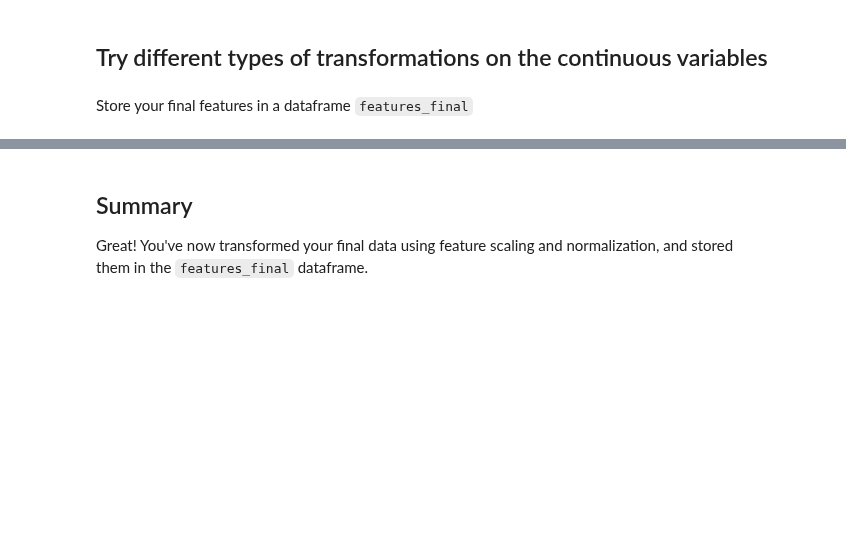
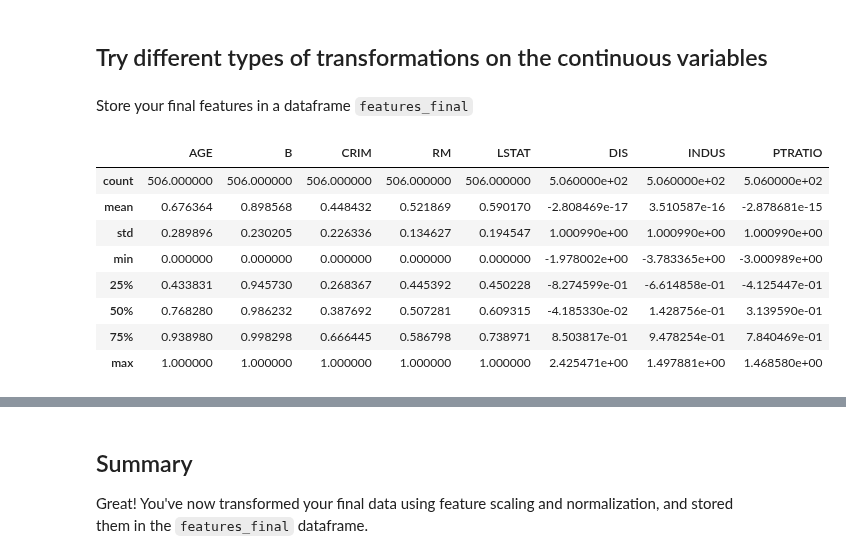
Before and after one commit to giorosati/dsc-1-11-09-feature-scaling-and-normalization-lab-online-ds-pt-100118, a Jupyter notebook: index.ipynb, the cells around one changed output, grey strips where cells are left out. Cells and saved outputs as stored; diff of their text form; code cells hidden in the pictures; blank space fills up the shorter version.

```diff
--- a/index.ipynb
+++ b/index.ipynb
@@ -103,0 +160,13 @@ Store your final features in a dataframe `features_final`
+# %%
+# I didn't use ZN
+features_final.describe()
+# %% [output]
+|  | AGE | B | CRIM | RM | LSTAT | DIS | INDUS | PTRATIO |
+| count | 506.000000 | 506.000000 | 506.000000 | 506.000000 | 506.000000 | 5.060000e+02 | 5.060000e+02 | 5.060000e+02 |
+| mean | 0.676364 | 0.898568 | 0.448432 | 0.521869 | 0.590170 | -2.808469e-17 | 3.510587e-16 | -2.878681e-15 |
+| std | 0.289896 | 0.230205 | 0.226336 | 0.134627 | 0.194547 | 1.000990e+00 | 1.000990e+00 | 1.000990e+00 |
+| min | 0.000000 | 0.000000 | 0.000000 | 0.000000 | 0.000000 | -1.978002e+00 | -3.783365e+00 | -3.000989e+00 |
+| 25% | 0.433831 | 0.945730 | 0.268367 | 0.445392 | 0.450228 | -8.274599e-01 | -6.614858e-01 | -4.125447e-01 |
+| 50% | 0.768280 | 0.986232 | 0.387692 | 0.507281 | 0.609315 | -4.185330e-02 | 1.428756e-01 | 3.139590e-01 |
+| 75% | 0.938980 | 0.998298 | 0.666445 | 0.586798 | 0.738971 | 8.503817e-01 | 9.478254e-01 | 7.840469e-01 |
+| max | 1.000000 | 1.000000 | 1.000000 | 1.000000 | 1.000000 | 2.425471e+00 | 1.497881e+00 | 1.468580e+00 |
```
Also changed, not shown: parts of 12 cells of this notebook.
